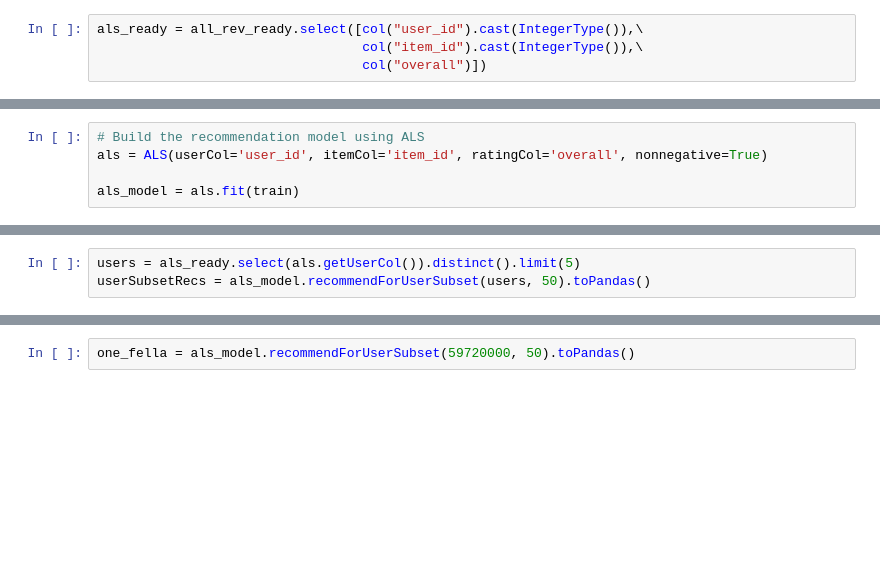
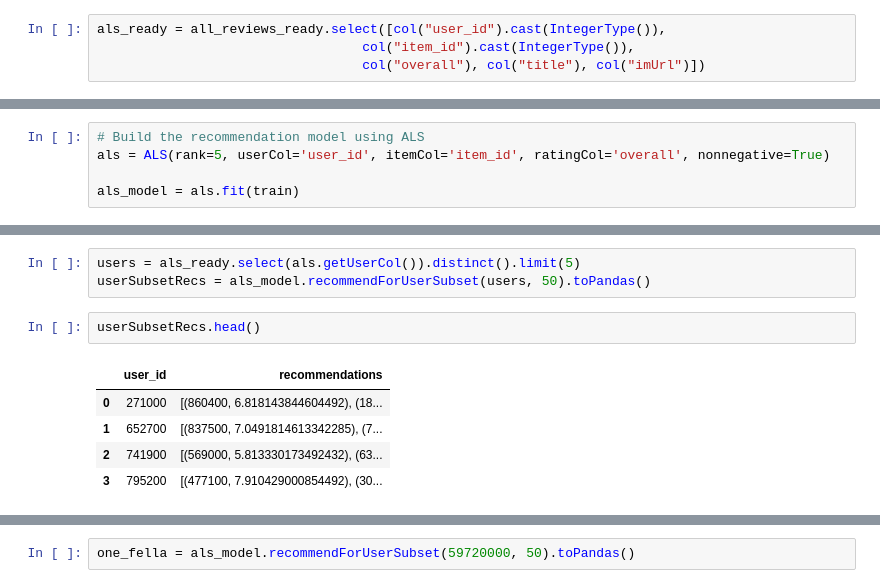
Before and after one commit to jnawjux/intocomics, a Jupyter notebook: data_prep_and_modeling.ipynb, the cells around one changed output, grey strips where cells are left out. Saved outputs shown, nothing was run; the diff lists cells and outputs as text; blank space fills up the shorter version.

```diff
--- a/data_prep_and_modeling.ipynb
+++ b/data_prep_and_modeling.ipynb
@@ -142,7 +140,7 @@ all_rev_ready.count()
 # %%
-als_ready = all_rev_ready.select([col("user_id").cast(IntegerType()),\
-                                  col("item_id").cast(IntegerType()),\
-                                  col("overall")])
+als_ready = all_reviews_ready.select([col("user_id").cast(IntegerType()),
+                                  col("item_id").cast(IntegerType()),
+                                  col("overall"), col("title"), col("imUrl")])
 # %%
 als_ready.persist()
 # %% [output]
@@ -151,6 +149,6 @@ DataFrame[user_id: int, item_id: int, overall: double]
 (train, test) = als_ready.randomSplit([.8,.2])
 # %%
 # Build the recommendation model using ALS
-als = ALS(userCol='user_id', itemCol='item_id', ratingCol='overall', nonnegative=True)
+als = ALS(rank=5, userCol='user_id', itemCol='item_id', ratingCol='overall', nonnegative=True)
 
 als_model = als.fit(train)
@@ -217,3 +209,11 @@ KeyboardInterrupt:
 # %%
 users = als_ready.select(als.getUserCol()).distinct().limit(5)
 userSubsetRecs = als_model.recommendForUserSubset(users, 50).toPandas()
+# %%
+userSubsetRecs.head()
+# %% [output]
+|  | user_id | recommendations |
+| 0 | 271000 | [(860400, 6.818143844604492), (18... |
+| 1 | 652700 | [(837500, 7.0491814613342285), (7... |
+| 2 | 741900 | [(569000, 5.813330173492432), (63... |
+| 3 | 795200 | [(477100, 7.910429000854492), (30... |
```
Also changed, not shown: parts of 47 cells of this notebook, 21 other files.
